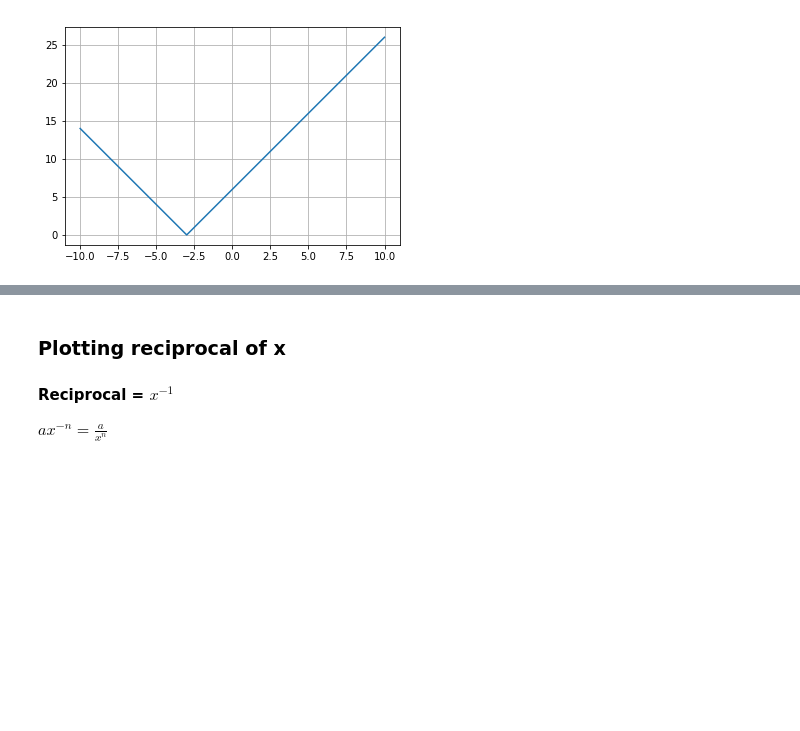
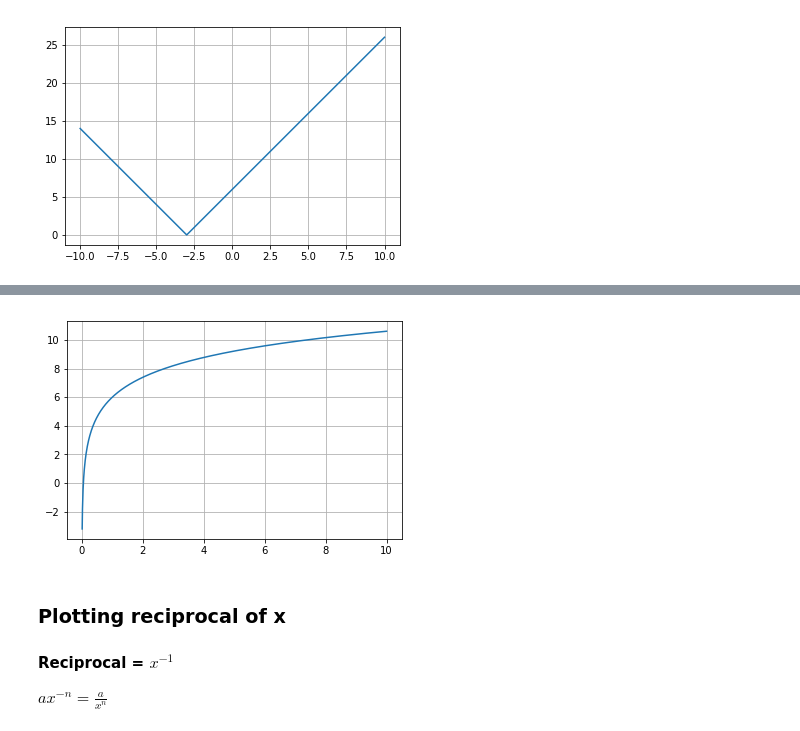
Before and after one commit to KiranArun/A-Level_Maths, a Jupyter notebook: Algebra_and_functions/Algebra_and_functions.ipynb, the cells around one changed output, grey strips where cells are left out. Drawn from its saved outputs; the diff is of its cells as text; code cells hidden in the pictures; blank space fills up the shorter version.

```diff
--- a/Algebra_and_functions/Algebra_and_functions.ipynb
+++ b/Algebra_and_functions/Algebra_and_functions.ipynb
@@ -734,3 +759,21 @@ plt.show()
+# %%
+x = np.linspace(0, 10, 1001).astype(np.float32)
+
+a = 2
+b = np.e
+c = 6
+
+y = a*(np.log(x)/np.log(b)) + c
+
+fig, ax = plt.subplots()
+
+plt.plot(x, y)
+
+ax.grid(True)
+
+plt.show()
+# %% [output]
+[figure, added]
 # %% [markdown]
 <a id='Plotting_reciprocal_of_x'></a>
 ### Plotting reciprocal of x
```
Also changed, not shown: parts of 11 cells of this notebook.
